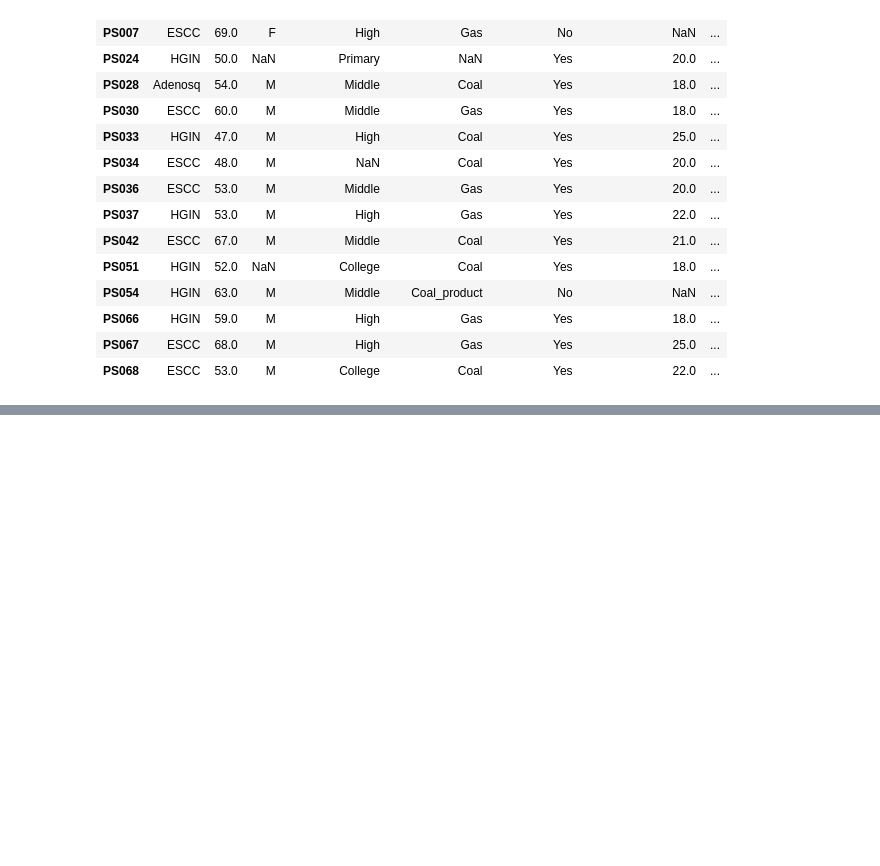
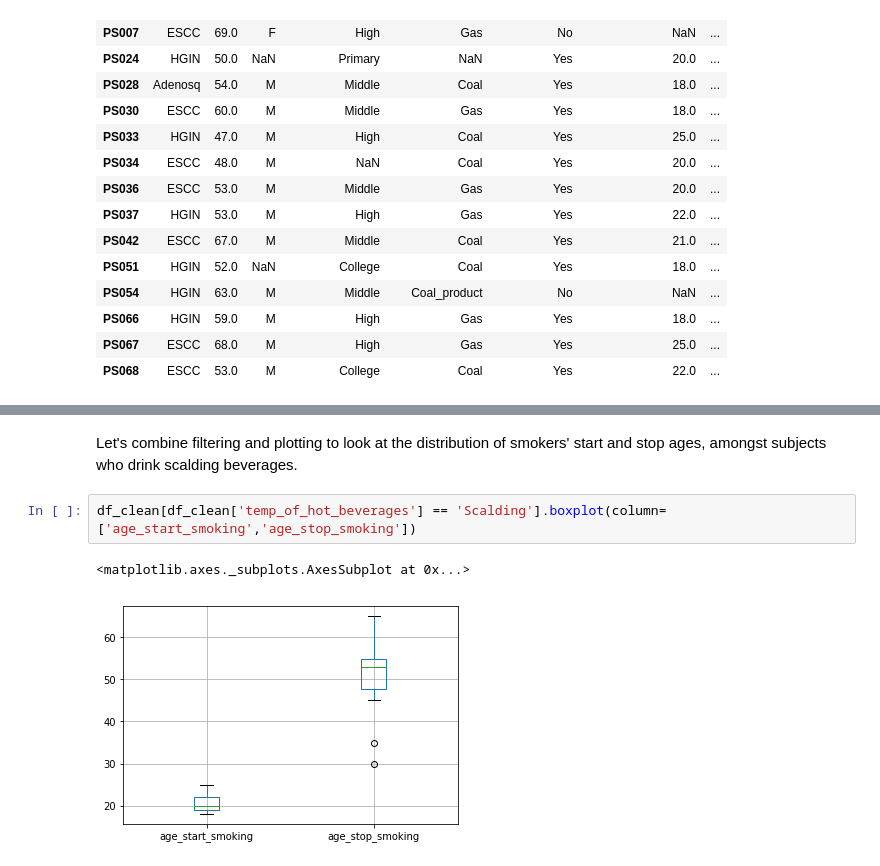
Before and after one commit to bballew/pandas_tutorial, a Jupyter notebook: Data_science_workshop.ipynb, the cells around one changed output, grey strips where cells are left out. Saved outputs shown, nothing was run; the diff lists cells and outputs as text; blank space fills up the shorter version.

```diff
--- a/Data_science_workshop.ipynb
+++ b/Data_science_workshop.ipynb
@@ -931,0 +986,7 @@ dtype: object
+# %% [markdown]
+Let's combine filtering and plotting to look at the distribution of smokers' start and stop ages, amongst subjects who drink scalding beverages.
+# %%
+df_clean[df_clean['temp_of_hot_beverages'] == 'Scalding'].boxplot(column=['age_start_smoking','age_stop_smoking'])
+# %% [output]
+<matplotlib.axes._subplots.AxesSubplot at 0x...>
+[figure, added]
```
Also changed, not shown: parts of 52 cells of this notebook, 3 other files.
